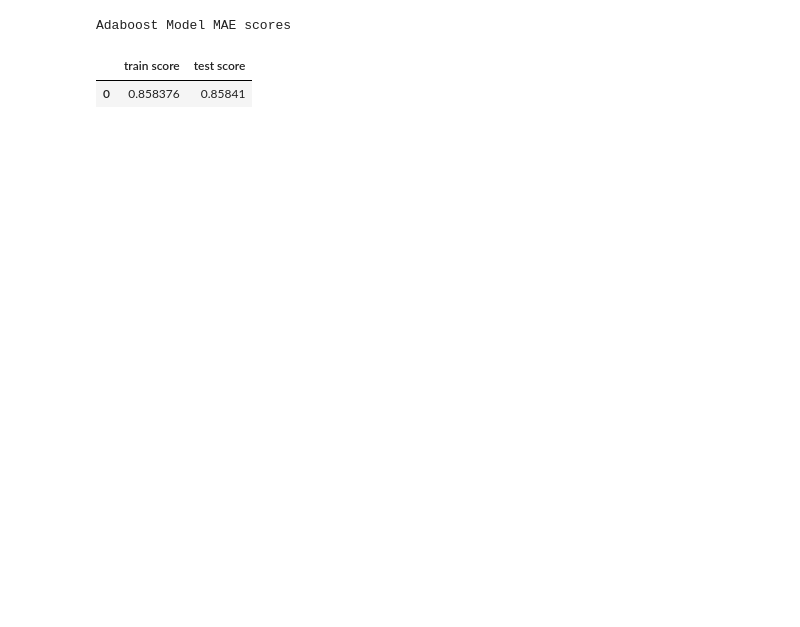
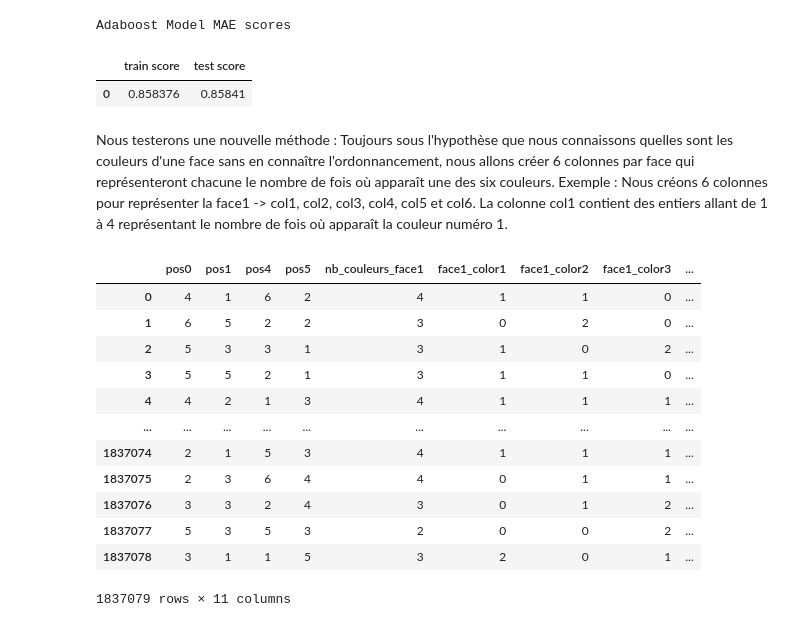
Before and after one commit to tintamaria95/MLProject-Rubik-s-Cube, a Jupyter notebook: projetML.ipynb, the cells around one changed output. Drawn from its saved outputs; the diff is of its cells as text; code cells hidden in the pictures; blank space fills up the shorter version.

Commit message:
Modifications bdd dmodif2

```diff
--- a/projetML.ipynb
+++ b/projetML.ipynb
@@ -524,3 +521,19 @@ display_mae_scores([mae(y_train_modif, y_pred_modif_train)], [mae(y_test_modif,
 Adaboost Model MAE scores
 |  | train score | test score |
 | 0 | 0.858376 | 0.85841 |
+# %% [markdown]
+Nous testerons une nouvelle méthode :
+Toujours sous l'hypothèse que nous connaissons quelles sont les couleurs d'une face sans en connaître l'ordonnancement,
+nous allons créer 6 colonnes par face qui représenteront chacune le nombre de fois où apparaît une des six couleurs.
+Exemple : Nous créons 6 colonnes pour représenter la face1 -> col1, col2, col3, col4, col5 et col6. La colonne col1 contient des entiers allant de 1 à 4 représentant le nombre de fois où apparaît la couleur numéro 1.
+# %%
+list_nb_color_i_per_face_i = (
+    [
+        ['face1_color1', 'face1_color2', 'face1_color3', 'face1_color4', 'face1_color5', 'face1_color6'],
+        ['face2_color1', 'face2_color2', 'face2_color3', 'face2_color4', 'face2_color5', 'face2_color6'],
+        ['face3_color1', 'face3_color2', 'face3_color3', 'face3_color4', 'face3_color5', 'face3_color6'],
+        ['face4_color1', 'face4_color2', 'face4_color3', 'face4_color4', 'face4_color5', 'face4_color6'],
+        ['face5_color1', 'face5_color2', 'face5_color3', 'face5_color4', 'face5_color5', 'face5_color6'],
+        ['face6_color1', 'face6_color2', 'face6_color3', 'face6_color4', 'face6_color5', 'face6_color6']
+    ])
+#list_nb_color_i_per_face_i[0]
@@ -526,0 +616,17 @@ Adaboost Model MAE scores
+# %%
+# test Modifications
+dmodif.loc[:, ['pos0', 'pos1', 'pos4', 'pos5', 'nb_couleurs_face1', 'face1_color1', 'face1_color2', 'face1_color3', 'face1_color4', 'face1_color5', 'face1_color6']]
+# %% [output]
+|  | pos0 | pos1 | pos4 | pos5 | nb_couleurs_face1 | face1_color1 | face1_color2 | face1_color3 | ... |
+| 0 | 4 | 1 | 6 | 2 | 4 | 1 | 1 | 0 | ... |
+| 1 | 6 | 5 | 2 | 2 | 3 | 0 | 2 | 0 | ... |
+| 2 | 5 | 3 | 3 | 1 | 3 | 1 | 0 | 2 | ... |
+| 3 | 5 | 5 | 2 | 1 | 3 | 1 | 1 | 0 | ... |
+| 4 | 4 | 2 | 1 | 3 | 4 | 1 | 1 | 1 | ... |
+| ... | ... | ... | ... | ... | ... | ... | ... | ... | ... |
+| 1837074 | 2 | 1 | 5 | 3 | 4 | 1 | 1 | 1 | ... |
+| 1837075 | 2 | 3 | 6 | 4 | 4 | 0 | 1 | 1 | ... |
+| 1837076 | 3 | 3 | 2 | 4 | 3 | 0 | 1 | 2 | ... |
+| 1837077 | 5 | 3 | 5 | 3 | 2 | 0 | 0 | 2 | ... |
+| 1837078 | 3 | 1 | 1 | 5 | 3 | 2 | 0 | 1 | ... |
+1837079 rows × 11 columns
```
Also changed, not shown: parts of 13 cells of this notebook, 3 other files.
